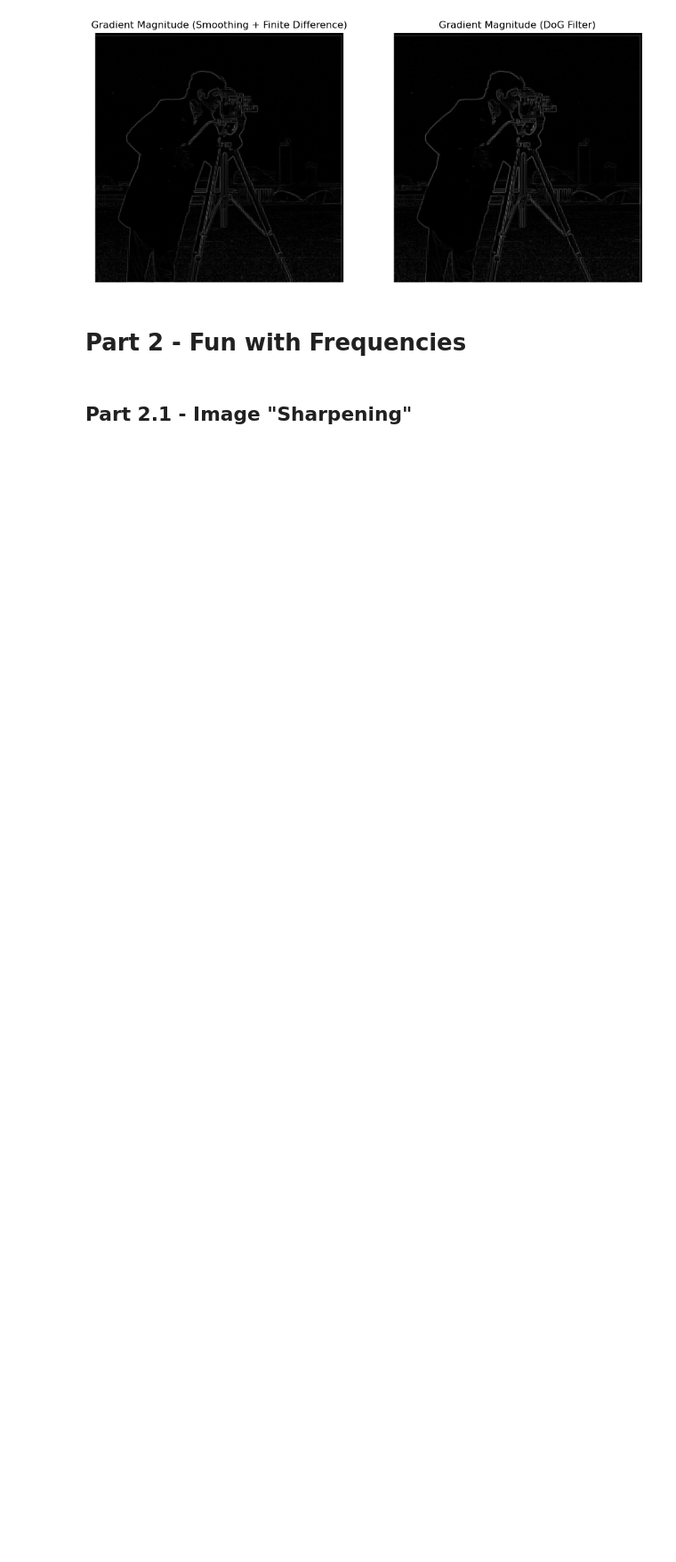
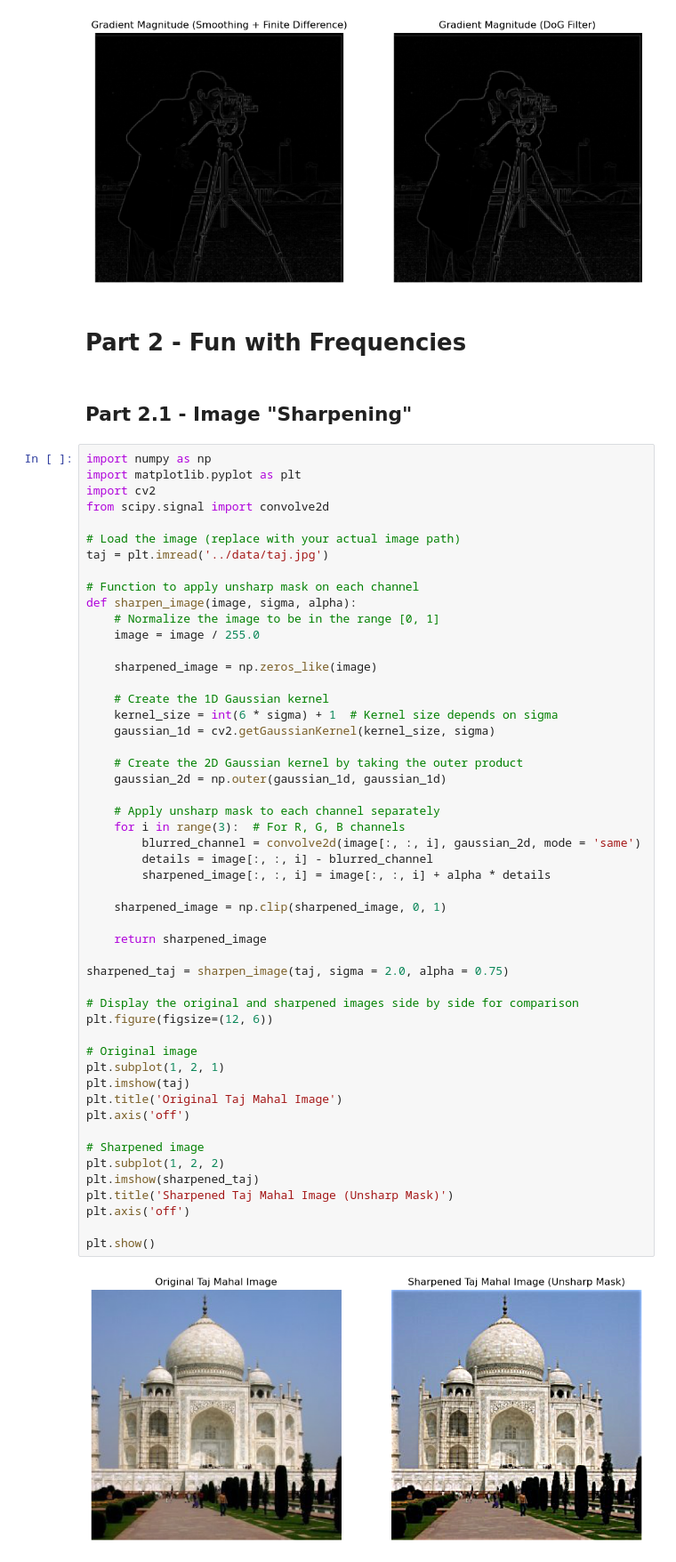
Before and after one commit to filipbagen/cs-180, a Jupyter notebook: p2-filters-and-frequencies/code/main.ipynb, the cells around one changed output. Shown at 89% size. Saved outputs shown, nothing was run; the diff lists cells and outputs as text; blank space fills up the shorter version.

Commit message:
Finished image sharpening

```diff
--- a/p2-filters-and-frequencies/code/main.ipynb
+++ b/p2-filters-and-frequencies/code/main.ipynb
@@ -191,3 +191,56 @@ plt.show()
 # Part 2 - Fun with Frequencies
 # %% [markdown]
 ## Part 2.1 - Image "Sharpening"
+# %%
+import numpy as np
+import matplotlib.pyplot as plt
+import cv2
+from scipy.signal import convolve2d
+
+# Load the image (replace with your actual image path)
+taj = plt.imread('../data/taj.jpg')
+
+# Function to apply unsharp mask on each channel
+def sharpen_image(image, sigma, alpha):
+    # Normalize the image to be in the range [0, 1]
+    image = image / 255.0
+
+    sharpened_image = np.zeros_like(image)
+
+    # Create the 1D Gaussian kernel
+    kernel_size = int(6 * sigma) + 1  # Kernel size depends on sigma
+    gaussian_1d = cv2.getGaussianKernel(kernel_size, sigma)
+
+    # Create the 2D Gaussian kernel by taking the outer product
+    gaussian_2d = np.outer(gaussian_1d, gaussian_1d)
+
+    # Apply unsharp mask to each channel separately
+    for i in range(3):  # For R, G, B channels
+        blurred_channel = convolve2d(image[:, :, i], gaussian_2d, mode = 'same')
+        details = image[:, :, i] - blurred_channel
+        sharpened_image[:, :, i] = image[:, :, i] + alpha * details
+
+    sharpened_image = np.clip(sharpened_image, 0, 1)
+
+    return sharpened_image
+
+sharpened_taj = sharpen_image(taj, sigma = 2.0, alpha = 0.75)
+
+# Display the original and sharpened images side by side for comparison
+plt.figure(figsize=(12, 6))
+
+# Original image
+plt.subplot(1, 2, 1)
+plt.imshow(taj)
+plt.title('Original Taj Mahal Image')
+plt.axis('off')
+
+# Sharpened image
+plt.subplot(1, 2, 2)
+plt.imshow(sharpened_taj)
+plt.title('Sharpened Taj Mahal Image (Unsharp Mask)')
+plt.axis('off')
+
+plt.show()
+# %% [output]
+[figure, added]
```
